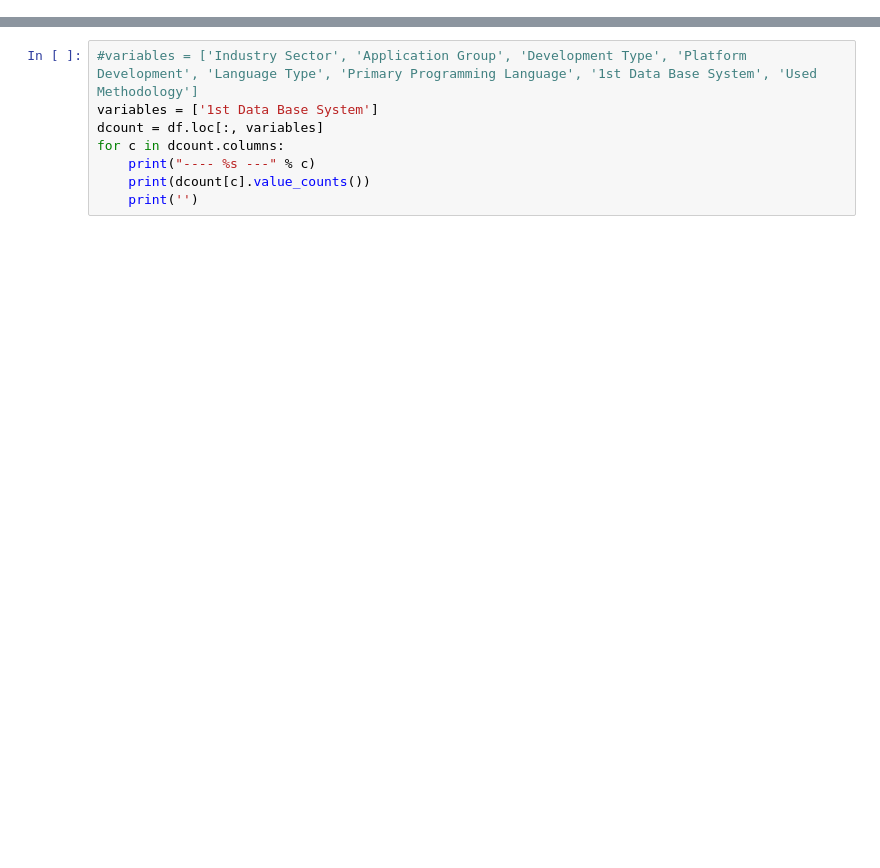
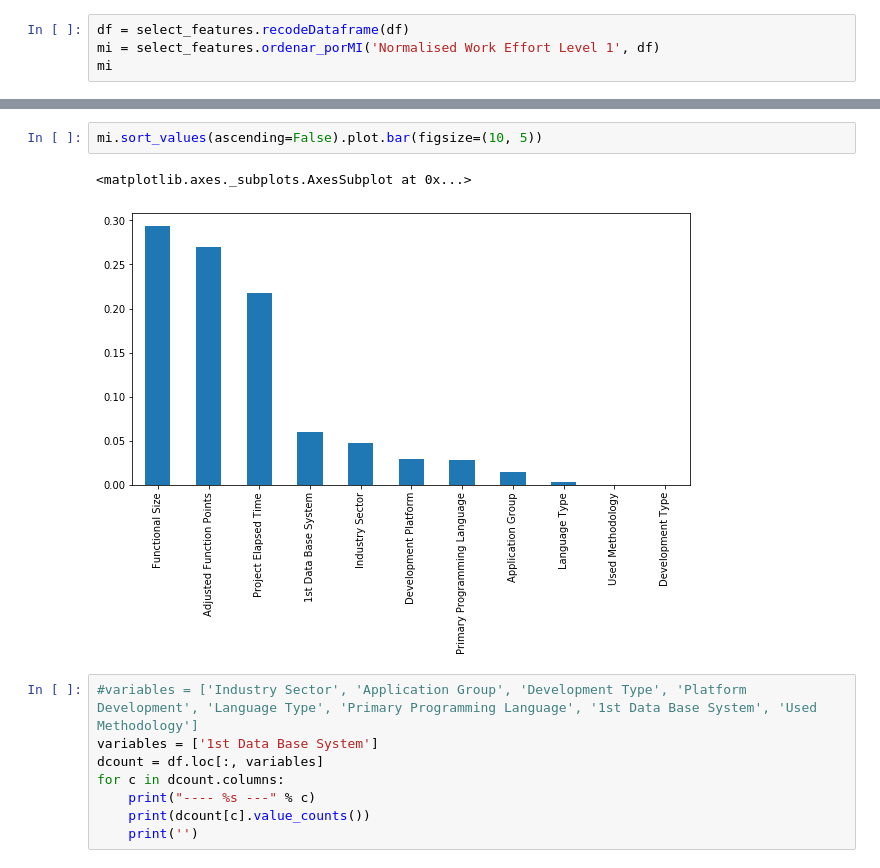
Before and after one commit to ivanajenjo/TFG, a Jupyter notebook: src/import_filter.ipynb, the cells around one changed output, grey strips where cells are left out. Drawn from its saved outputs; the diff is of its cells as text; blank space fills up the shorter version.

```diff
--- a/src/import_filter.ipynb
+++ b/src/import_filter.ipynb
@@ -31,0 +46,4 @@ ValueError: Expected array-like (array or non-string sequence), got 'Normalised
+# %%
+df = select_features.recodeDataframe(df)
+mi = select_features.ordenar_porMI('Normalised Work Effort Level 1', df)
+mi
@@ -32,3 +80,8 @@ ValueError: Expected array-like (array or non-string sequence), got 'Normalised
+# %%
+mi.sort_values(ascending=False).plot.bar(figsize=(10, 5))
+# %% [output]
+<matplotlib.axes._subplots.AxesSubplot at 0x...>
+[figure, added]
 # %%
 #variables = ['Industry Sector', 'Application Group', 'Development Type', 'Platform Development', 'Language Type', 'Primary Programming Language', '1st Data Base System', 'Used Methodology']
 variables = ['1st Data Base System']
```
Also changed, not shown: parts of 5 cells of this notebook, 1 other file.
